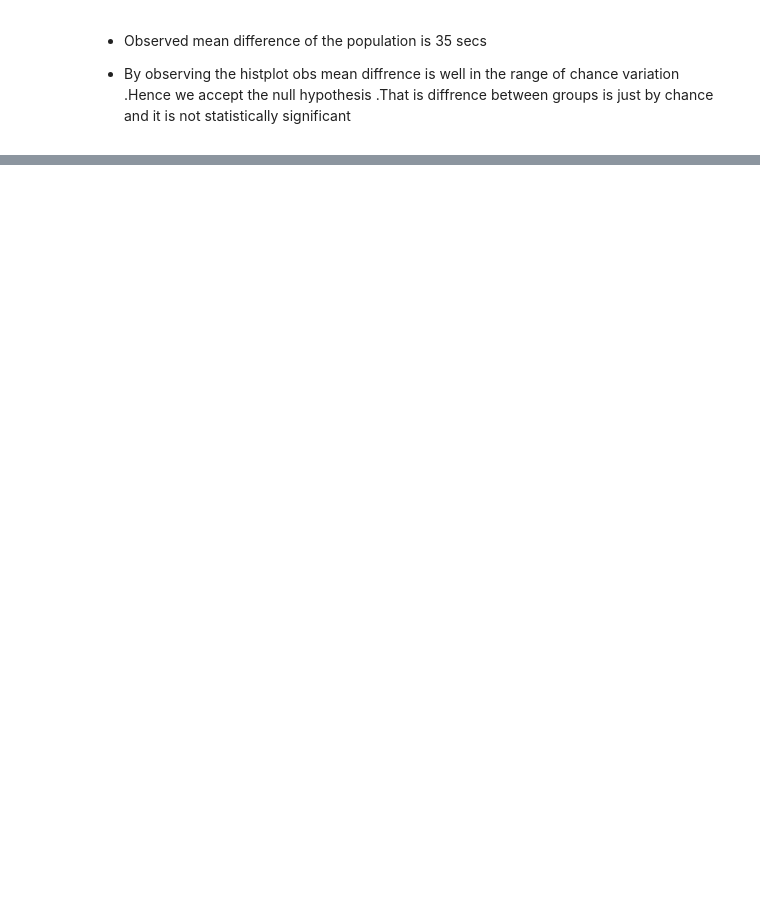
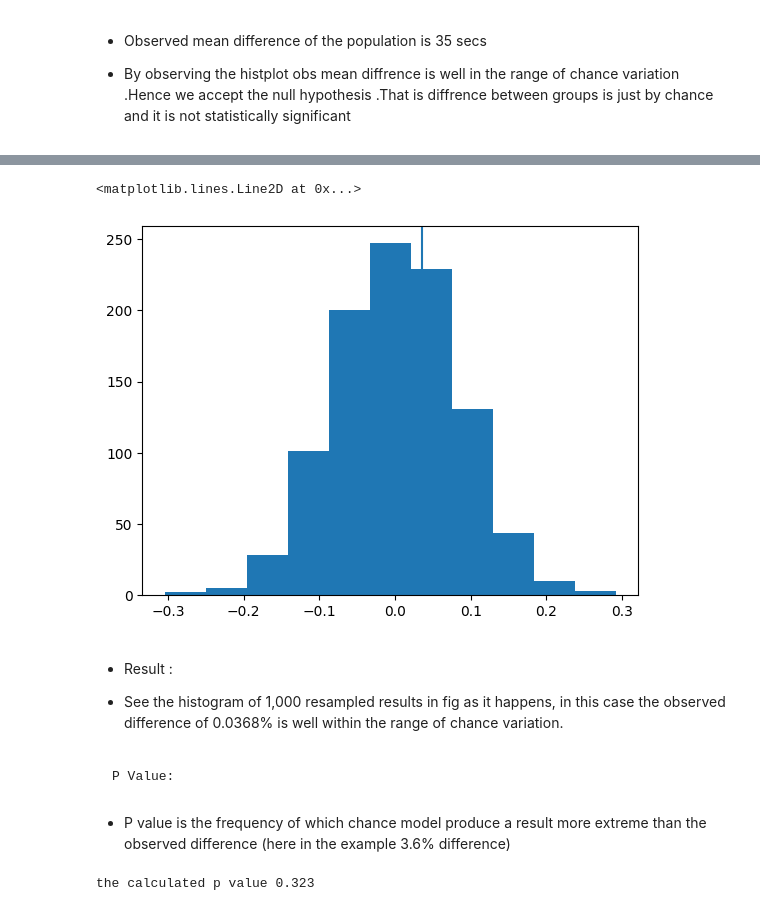
Before and after one commit to Anish-7/practical_statistics_notes, a Jupyter notebook: notes/chap3.ipynb, the cells around one changed output, grey strips where cells are left out. Cells and saved outputs as stored; diff of their text form; code cells hidden in the pictures; blank space fills up the shorter version.

```diff
--- a/notes/chap3.ipynb
+++ b/notes/chap3.ipynb
@@ -281,0 +327,47 @@ plt.axvline(obs_diff)
+# %%
+data_pool = [1]*382# Creating the pool of data containing ones and zeros that represents number of conversion and non conversion
+
+data_pool.extend([0] * 45945)
+
+import pandas as pd
+data= pd.Series(data_pool) # converting data pool to pandas series
+
+#creating the permutation test to shuffle and take samples of size group A nad group B .. this function has already been created in web estickiness example
+import random
+
+def perm_sampling(data,na,nb):
+    total_nos = na+nb
+    idx_b = set(random.sample(range(total_nos), nb))
+    # Here set is used to get non repeating index , random.sample gives a random item from data and.. parameter says here says that
+    # from range of data , take out samples randomly nb times
+    idx_a = set(range(total_nos)) - idx_b
+
+    return data.loc[list(idx_b)].mean()-data.loc[list(idx_a)].mean()
+
+# using this permutation sampling function as follows
+perm_mean_diff=[]
+for _ in range(1000):
+    perm_mean_diff.append(100*perm_sampling(data,23739,22588))
+
+import matplotlib.pyplot as plt
+obs_diff=0.036
+plt.hist(perm_mean_diff,bins=11)
+plt.axvline(obs_diff)
+# %% [output]
+<matplotlib.lines.Line2D at 0x...>
+[figure, added]
+# %% [markdown]
+- Result :
+
+- See the histogram of 1,000 resampled results in fig as it happens, in this case the observed difference of 0.0368% is well within the range of chance variation.
+# %% [markdown]
+    P Value:
+# %% [markdown]
+- P value is the frequency of which chance model produce a result more extreme than the observed difference (here in the example 3.6% difference)
+# %%
+import numpy as np
+perm_mean_diff
+p_value = np.mean([ind_diff > obs_diff for ind_diff in perm_mean_diff])
+print(f"the calculated p value {p_value}")
+# %% [output]
+the calculated p value 0.323
```
Also changed, not shown: parts of 10 cells of this notebook, 2 other files.
